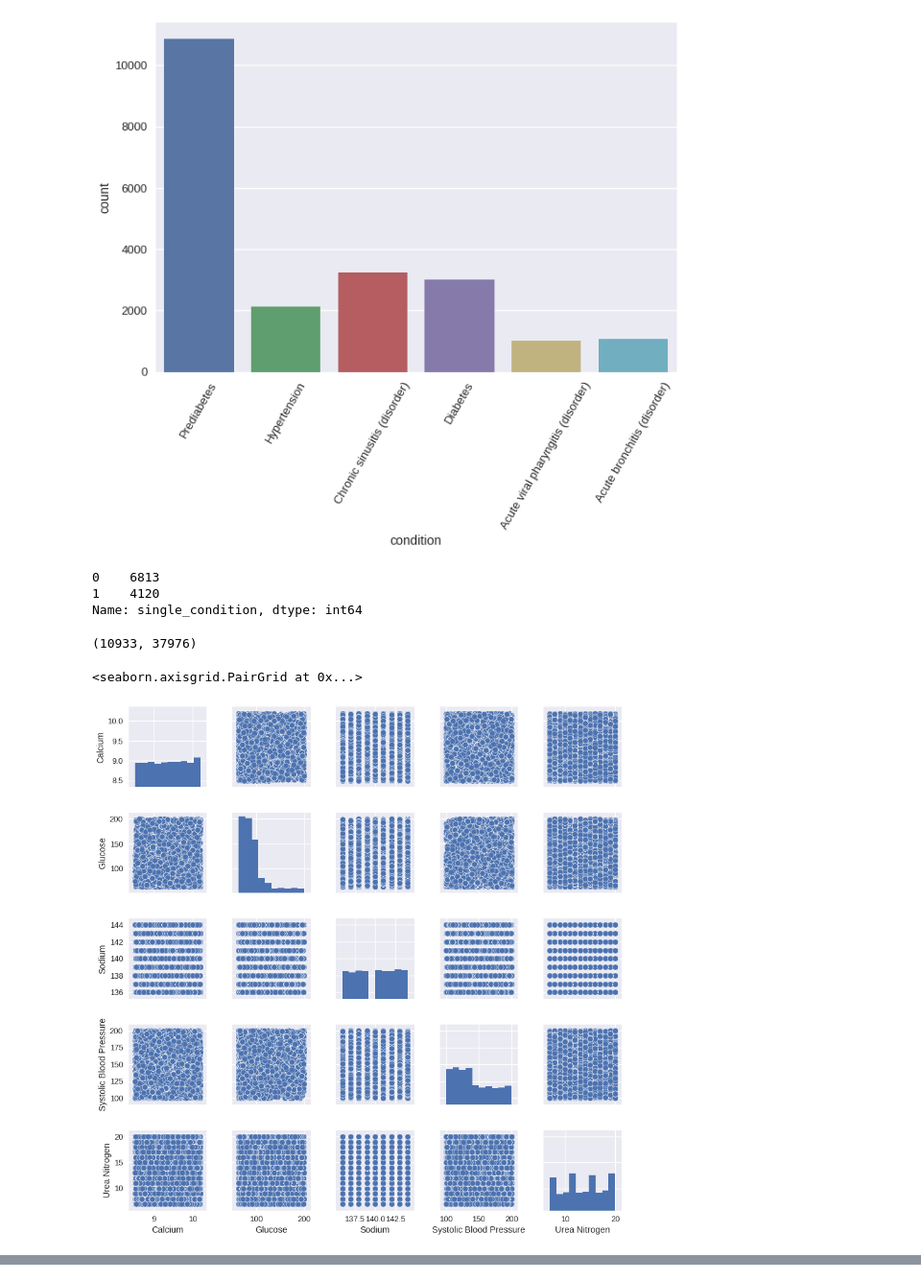
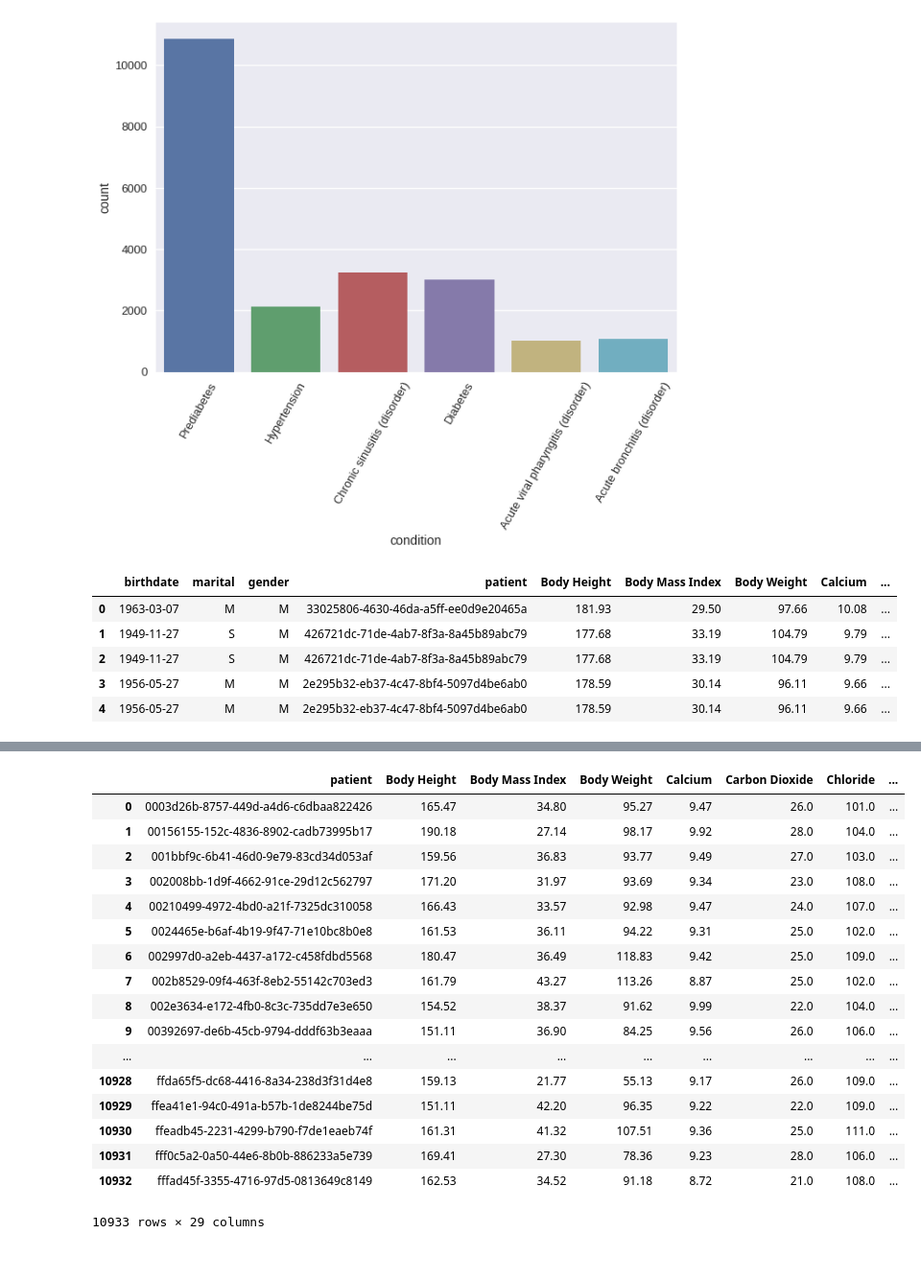
Before and after one commit to CraigGambino/Synthetic-Patient-Analysis, a Jupyter notebook: post_fe_eda.ipynb, the cells around one changed output, grey strips where cells are left out. Shown at 96% size. Cells and saved outputs as stored; diff of their text form; code cells hidden in the pictures.

```diff
--- a/post_fe_eda.ipynb
+++ b/post_fe_eda.ipynb
@@ -80,25 +80,21 @@ sns.countplot(x='condition', data=df[mask], orient="v") \
 plt.show()
 # %% [output]
 [figure]
-# %%
-dfmod['single_condition'].value_counts()
-# %% [output]
-0    6813
-1    4120
-Name: single_condition, dtype: int64
-# %%
-dfmod.shape[0], df.shape[0]
-# %% [output]
-(10933, 37976)
+# %%
+df.head()
+# %% [output]
+|  | birthdate | marital | gender | patient | Body Height | Body Mass Index | Body Weight | Calcium | ... |
+| 0 | 1963-03-07 | M | M | 33025806-4630-46da-a5ff-ee0d9e20465a | 181.93 | 29.50 | 97.66 | 10.08 | ... |
+| 1 | 1949-11-27 | S | M | 426721dc-71de-4ab7-8f3a-8a45b89abc79 | 177.68 | 33.19 | 104.79 | 9.79 | ... |
+| 2 | 1949-11-27 | S | M | 426721dc-71de-4ab7-8f3a-8a45b89abc79 | 177.68 | 33.19 | 104.79 | 9.79 | ... |
+| 3 | 1956-05-27 | M | M | 2e295b32-eb37-4c47-8bf4-5097d4be6ab0 | 178.59 | 30.14 | 96.11 | 9.66 | ... |
+| 4 | 1956-05-27 | M | M | 2e295b32-eb37-4c47-8bf4-5097d4be6ab0 | 178.59 | 30.14 | 96.11 | 9.66 | ... |
 # %%
 example = ['Calcium', 'Glucose', 'Sodium',
            'Systolic Blood Pressure',
            'Urea Nitrogen']
 # %%
-sns.pairplot(df[example])
+# sns.pairplot(df[example])
-# %% [output]
-<seaborn.axisgrid.PairGrid at 0x...>
-[figure, removed]
 # %%
 single_condition = [pat for pat,conds in patient_conditions.items() if len(conds)==1]
 
@@ -134,0 +133,21 @@ dfnum = pd.concat([dfmod.select_dtypes(exclude=['object', 'datetime']), mar_dum,
+# %%
+dfnum.reset_index()
+# %% [output]
+|  | patient | Body Height | Body Mass Index | Body Weight | Calcium | Carbon Dioxide | Chloride | ... |
+| 0 | 0003d26b-8757-449d-a4d6-c6dbaa822426 | 165.47 | 34.80 | 95.27 | 9.47 | 26.0 | 101.0 | ... |
+| 1 | 00156155-152c-4836-8902-cadb73995b17 | 190.18 | 27.14 | 98.17 | 9.92 | 28.0 | 104.0 | ... |
+| 2 | 001bbf9c-6b41-46d0-9e79-83cd34d053af | 159.56 | 36.83 | 93.77 | 9.49 | 27.0 | 103.0 | ... |
+| 3 | 002008bb-1d9f-4662-91ce-29d12c562797 | 171.20 | 31.97 | 93.69 | 9.34 | 23.0 | 108.0 | ... |
+| 4 | 00210499-4972-4bd0-a21f-7325dc310058 | 166.43 | 33.57 | 92.98 | 9.47 | 24.0 | 107.0 | ... |
+| 5 | 0024465e-b6af-4b19-9f47-71e10bc8b0e8 | 161.53 | 36.11 | 94.22 | 9.31 | 25.0 | 102.0 | ... |
+| 6 | 002997d0-a2eb-4437-a172-c458fdbd5568 | 180.47 | 36.49 | 118.83 | 9.42 | 25.0 | 109.0 | ... |
+| 7 | 002b8529-09f4-463f-8eb2-55142c703ed3 | 161.79 | 43.27 | 113.26 | 8.87 | 25.0 | 102.0 | ... |
+| 8 | 002e3634-e172-4fb0-8c3c-735dd7e3e650 | 154.52 | 38.37 | 91.62 | 9.99 | 22.0 | 104.0 | ... |
+| 9 | 00392697-de6b-45cb-9794-dddf63b3eaaa | 151.11 | 36.90 | 84.25 | 9.56 | 26.0 | 106.0 | ... |
+| ... | ... | ... | ... | ... | ... | ... | ... | ... |
+| 10928 | ffda65f5-dc68-4416-8a34-238d3f31d4e8 | 159.13 | 21.77 | 55.13 | 9.17 | 26.0 | 109.0 | ... |
+| 10929 | ffea41e1-94c0-491a-b57b-1de8244be75d | 151.11 | 42.20 | 96.35 | 9.22 | 22.0 | 109.0 | ... |
+| 10930 | ffeadb45-2231-4299-b790-f7de1eaeb74f | 161.31 | 41.32 | 107.51 | 9.36 | 25.0 | 111.0 | ... |
+| 10931 | fff0c5a2-0a50-44e6-8b0b-886233a5e739 | 169.41 | 27.30 | 78.36 | 9.23 | 28.0 | 106.0 | ... |
+| 10932 | fffad45f-3355-4716-97d5-0813649c8149 | 162.53 | 34.52 | 91.18 | 8.72 | 21.0 | 108.0 | ... |
+10933 rows × 29 columns
```
Also changed, not shown: parts of 5 cells of this notebook, 10 other files.
